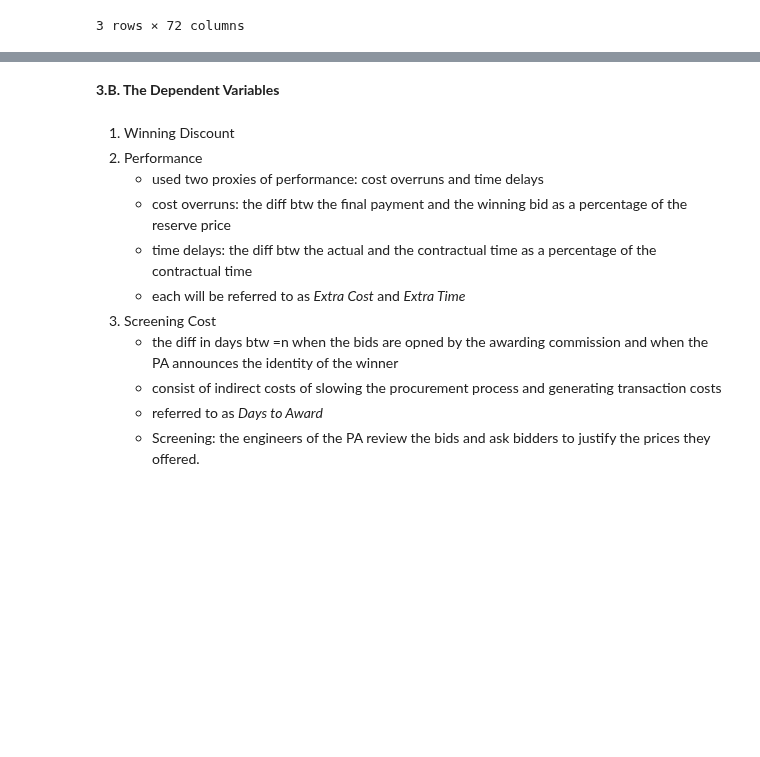
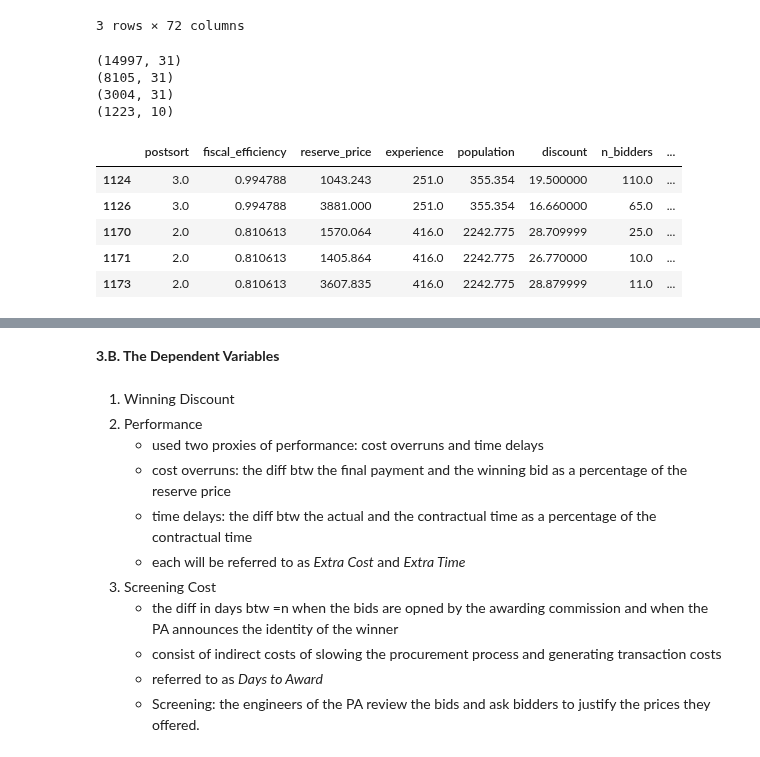
Before and after one commit to huiren-j/Replication-of-Decarolis-2014-, a Jupyter notebook: project_HyeinJeong.ipynb, the cells around one changed output, grey strips where cells are left out. Cells and saved outputs as stored; diff of their text form; code cells hidden in the pictures; blank space fills up the shorter version.

```diff
--- a/project_HyeinJeong.ipynb
+++ b/project_HyeinJeong.ipynb
@@ -220,0 +207,62 @@ df.groupby('presort')[['discount', 'overrun_ratio', 'delay_ratio', 'days_to_awar
+# %%
+#postsort
+df_post = pd.read_stata('data/Authority.dta')
+
+idx = df_post[(df_post['authority_code']==3091058)].index
+df_post = df_post.drop(idx)
+#df_post.shape obs = 16127 = original data length
+
+idx2 = df_post[(df_post['authority_code']!=3090272) & (df_post['authority_code']!=3070001) & (df_post['post_ref_adpt'] == 1)].index
+#print(idx2) 1130 obs to be deleted
+df_post =df_post.drop(idx2)
+print(df_post.shape)
+#(14997,31) checked
+
+idx = df_post[(df_post['reserve_price']>5000000)|(df_post['reserve_price']<300000)].index
+#print(idx) 6892 obs to be deleted; checked
+df_post = df_post.drop(idx)
+print(df_post.shape)
+#(8105, 31) checked
+
+df_post = df_post[(df_post['ctrl_pop_turin_co_sample']==1) | (df_post['ctrl_pop_turin_pr_sample']==1) | (df_post['ctrl_exp_turin_co_sample']==1) | (df_post['ctrl_exp_turin_pr_sample']==1)]
+print(df_post.shape)
+#(3004,31) checked
+
+#post variable
+df_post['postsort'] = np.nan
+df_post.loc[(df_post['sample']==1)&(df_post['post_experience']>=5),'postsort'] = 3
+#idx = df[(df['presort'].isnull()==True)].index
+#print(idx) 1811 obs = NaN checked
+
+#realnm = df[df['presort']==3].index
+#print(realnm); starting point, 1193 obs were presrot=3
+
+df_post.loc[(df_post['authority_code']==3090272)&(df_post['postsort'].isnull()==False),'postsort'] = 1
+#realnm = df[df['presort']==1].index
+#print(realnm)
+##121 obs -> presort ==1 chekced
+
+df_post.loc[(df_post['authority_code']==3070001)& (df_post['postsort'].isnull() ==False),'postsort'] = 2
+#realnm = df[df['presort']==2].index
+#print(realnm)
+#63 obs -> presort ==2 checked
+
+df_post =df_post.filter(items=['postsort', 'fiscal_efficiency', 'reserve_price', 'experience', 'population', 'discount', 'n_bidders', 'overrun_ratio', 'delay_ratio', 'days_to_award'])
+df_post['reserve_price']= df_post['reserve_price']/1000 #rp = three digits or four
+df_post['population']=df_post['population']/1000
+
+idx = df_post[df_post['postsort'].isnull() == True].index
+df_post = df_post.drop(idx)
+print(df_post.shape) #1781 obs deleted checked
+df_post.head() # (1223,10)
+# %% [output]
+(14997, 31)
+(8105, 31)
+(3004, 31)
+(1223, 10)
+|  | postsort | fiscal_efficiency | reserve_price | experience | population | discount | n_bidders | ... |
+| 1124 | 3.0 | 0.994788 | 1043.243 | 251.0 | 355.354 | 19.500000 | 110.0 | ... |
+| 1126 | 3.0 | 0.994788 | 3881.000 | 251.0 | 355.354 | 16.660000 | 65.0 | ... |
+| 1170 | 2.0 | 0.810613 | 1570.064 | 416.0 | 2242.775 | 28.709999 | 25.0 | ... |
+| 1171 | 2.0 | 0.810613 | 1405.864 | 416.0 | 2242.775 | 26.770000 | 10.0 | ... |
+| 1173 | 2.0 | 0.810613 | 3607.835 | 416.0 | 2242.775 | 28.879999 | 11.0 | ... |
```
Also changed, not shown: parts of 3 cells of this notebook, 1 other file.
